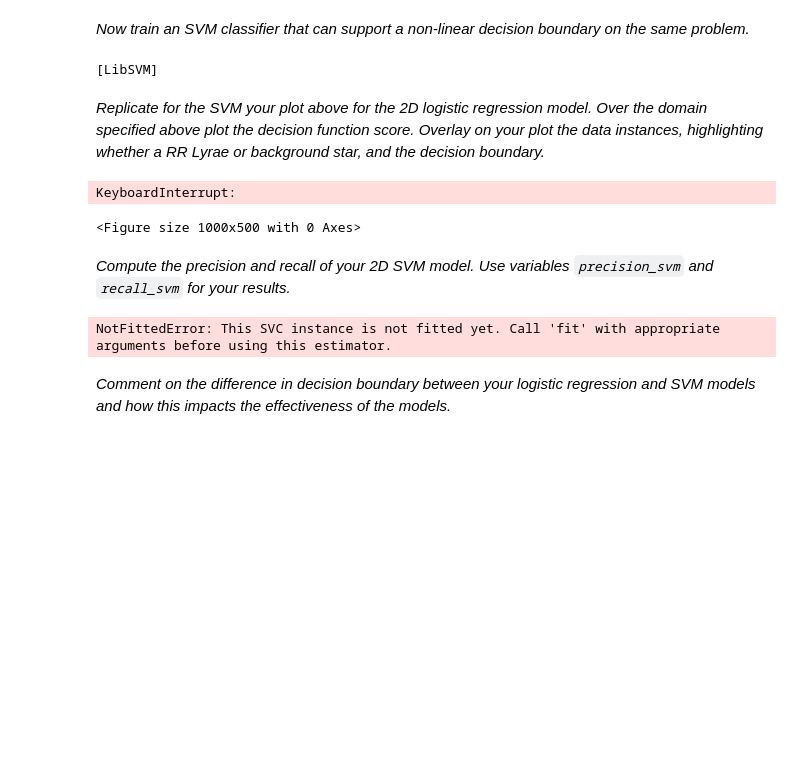
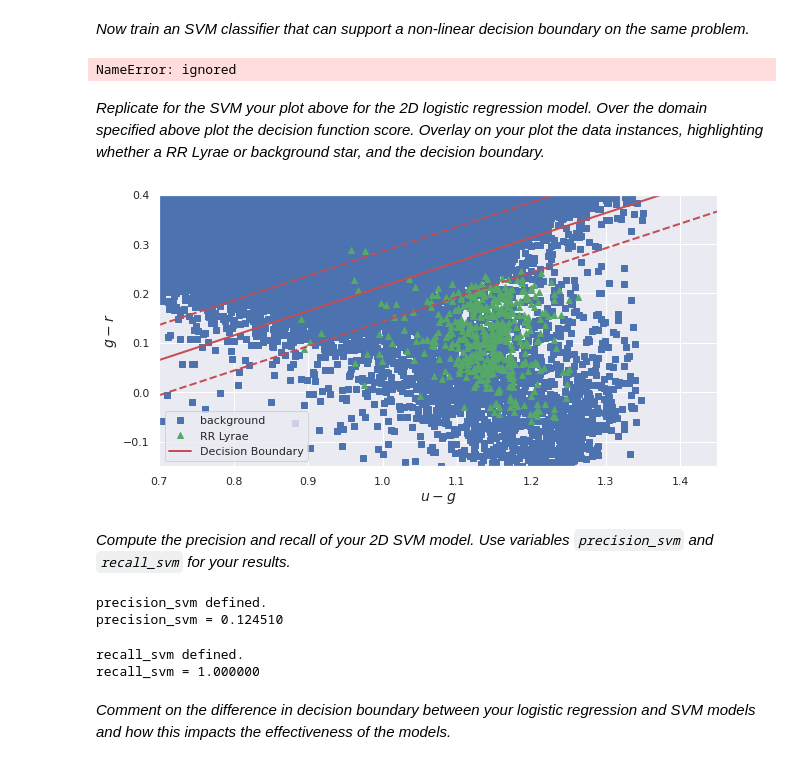
Before and after one commit to YRYoung/ML-with-Big-Data, a Jupyter notebook: spce0038_coursework_RunyangYou.ipynb, the cells around one changed output. Cells and saved outputs as stored; diff of their text form; code cells hidden in the pictures; blank space fills up the shorter version.

```diff
--- a/spce0038_coursework_RunyangYou.ipynb
+++ b/spce0038_coursework_RunyangYou.ipynb
@@ -1008,61 +1012,76 @@ plt.show()
 # %% [markdown]
 *Now train an SVM classifier that can support a non-linear decision boundary on the same problem.*
-# %%
-from sklearn.svm import SVC
-
-svm_2d = SVC(C=np.finfo(float).max, kernel='linear',verbose=True,class_weight='balanced')
-svm_2d.fit(X_train_2d, y_train)
-# %% [output]
-[LibSVM]
+# %%
+from sklearn.datasets import make_moons
+from sklearn.pipeline import Pipeline
+from sklearn.preprocessing import PolynomialFeatures
+
+polynomial_svm_clf = Pipeline((
+        ("poly_features", PolynomialFeatures(degree=3)),
+        ("scaler", StandardScaler()),
+        ("svm_clf", LinearSVC(random_state=1))
+    ))
+
+polynomial_svm_clf.fit(X_train_2d, y_train);
+# %% [output]
+NameError: ignored
 # %% [markdown]
 *Replicate for the SVM your plot above for the 2D logistic regression model.  Over the domain specified above plot the decision function score.  Overlay on your plot the data instances, highlighting whether a RR Lyrae or background star, and the decision boundary.*
 # %%
 def plt_svm():
     def plot_svc_decision_boundary(svm_clf, xmin, xmax):
         w = svm_clf.coef_[0]
         b = svm_clf.intercept_[0]
 
         # At the decision boundary, w0*x0 + w1*x1 + b = 0
         # => x1 = -w0/w1 * x0 - b/w1
         x0 = np.linspace(xmin, xmax, 200)
         decision_boundary = -w[0] / w[1] * x0 - b / w[1]
 
         # On the margin, w0*x0 + w1*x1 + b = +/- 1
         margin = 1 / w[1]
         gutter_up = decision_boundary + margin
         gutter_down = decision_boundary - margin
 
         svs = svm_clf.support_vectors_
         # plt.scatter(svs[:, 0], svs[:, 1], s=200, facecolors='#FFAAAA')
-        # plt.plot(x0, decision_boundary, "r-", linewidth=2)
+        plt.plot(x0, decision_boundary, "r-", linewidth=2, label='Decision Boundary')
         plt.plot(x0, gutter_up, "r--", linewidth=2)
         plt.plot(x0, gutter_down, "r--", linewidth=2)
 
     plt.figure(figsize=(10, 5))
 
+    plt.plot(X[y == 0, 0], X[y == 0, 1], "bs", label='background')
+    plt.plot(X[y == 1, 0], X[y == 1, 1], "g^", label='RR Lyrae')
+
     plot_svc_decision_boundary(svm_2d, 0.7, 1.45)
-    # plt.plot(X[y == 0, 0], X[y == 0, 1], "bs", label='background')
-    # plt.plot(X[y == 1, 0], X[y == 1, 1], "g^", label='RR Lyrae')
-    # plt.axis([0.7, 1.45, -0.15, 0.4])
+
+    plt.xlabel("$u-g$", fontsize=14)
+    plt.ylabel("$g-r$", fontsize=14)
+    plt.axis([0.7, 1.45, -0.15, 0.4])
+    plt.legend(loc='best')
 
 
 plt_svm()
 # %% [output]
-KeyboardInterrupt:
-<Figure size 1000x500 with 0 Axes>
+[figure, added]
 # %% [markdown]
 *Compute the precision and recall of your 2D SVM model. Use variables `precision_svm` and `recall_svm` for your results.*
 # %%
 precision_svm = precision_score(y_true=y_test, y_pred=svm_2d.predict(X_test_2d))
 recall_svm = recall_score(y_true=y_test, y_pred=svm_2d.predict(X_test_2d))
-# %% [output]
-NotFittedError: This SVC instance is not fitted yet. Call 'fit' with appropriate arguments before using this estimator.
 # %%
 check_var_defined('precision_svm')
 print("precision_svm = {0:.6f}".format(precision_svm))
+# %% [output]
+precision_svm defined.
+precision_svm = 0.124510
 # %%
 check_var_defined('recall_svm')
 print("recall_svm = {0:.6f}".format(recall_svm))
+# %% [output]
+recall_svm defined.
+recall_svm = 1.000000
 # %% [markdown]
 *Comment on the difference in decision boundary between your logistic regression and SVM models and how this impacts the effectiveness of the models.*
 # %% [markdown]
```
Also changed, not shown: parts of 19 cells of this notebook.
